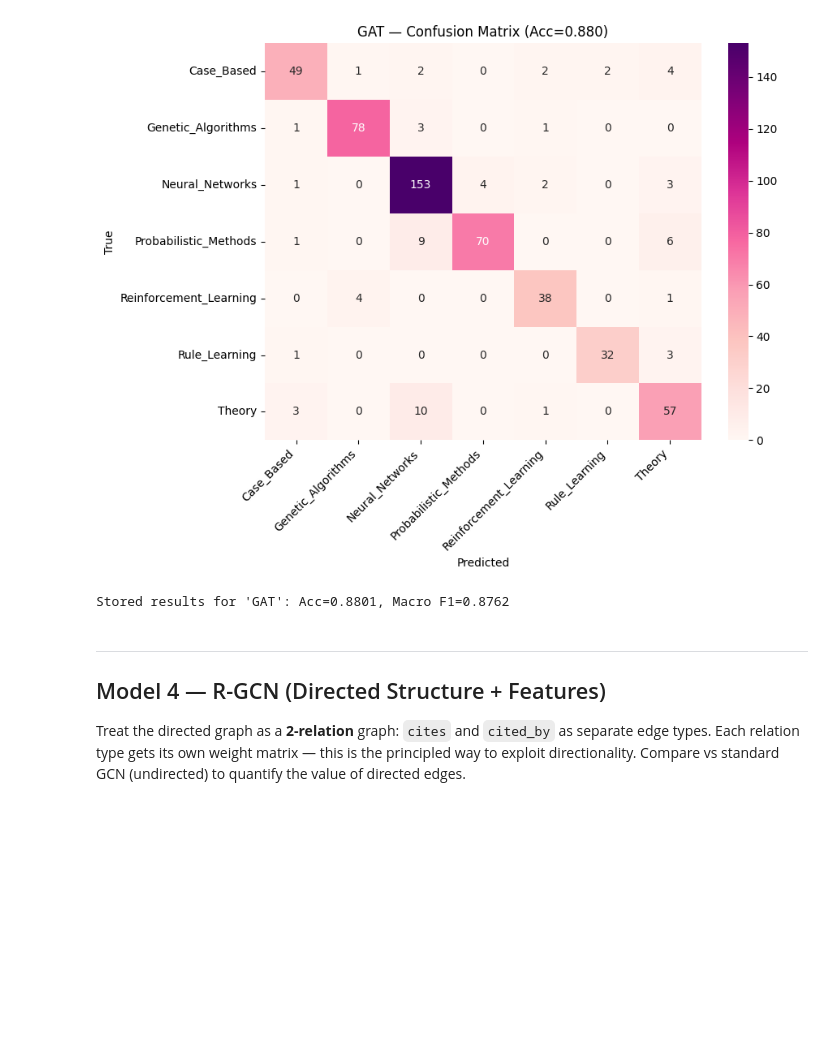
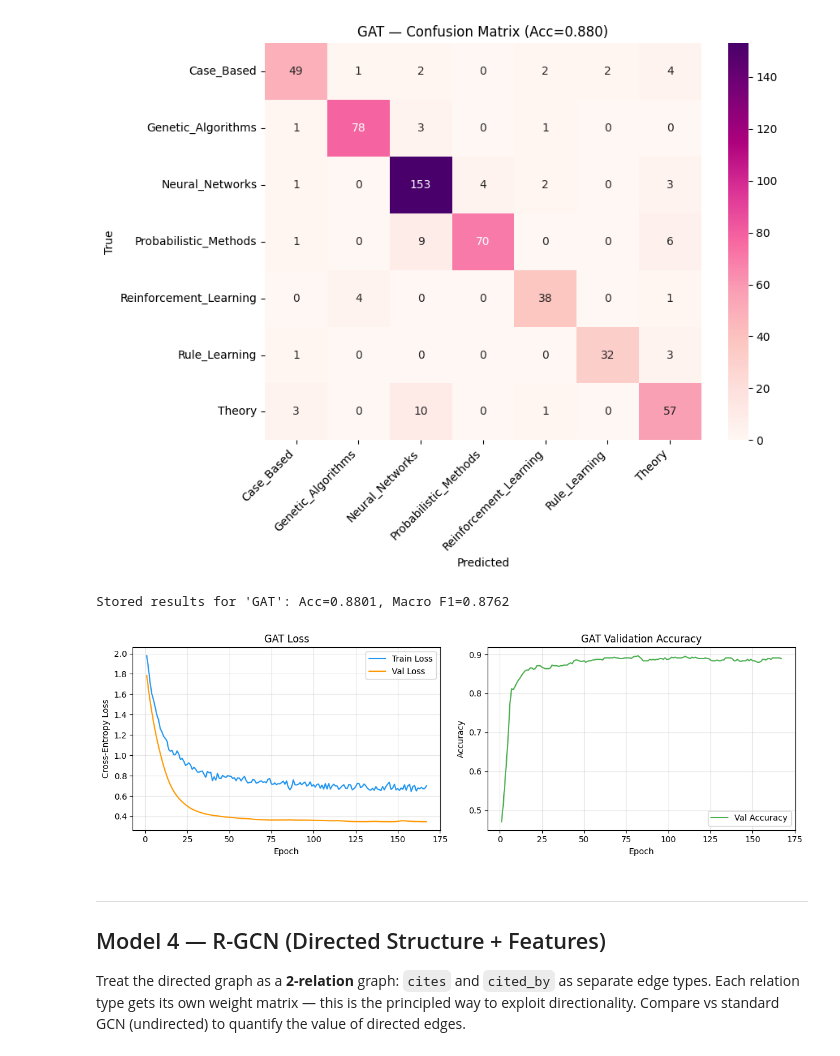
Before and after one commit to hadiqaalamdar/MassiveGraph_Project1, a Jupyter notebook: Part2_GraphEmbeddings.ipynb, the cells around one changed output. Cells and saved outputs as stored; diff of their text form; code cells hidden in the pictures; blank space fills up the shorter version.

```diff
--- a/Part2_GraphEmbeddings.ipynb
+++ b/Part2_GraphEmbeddings.ipynb
@@ -1103,6 +1124,28 @@ Classification Report:
           weighted avg      0.883     0.880     0.880       542
 [figure]
 Stored results for 'GAT': Acc=0.8801, Macro F1=0.8762
+# %%
+# ==============================================================================
+# 9.3  GAT Training Curves
+# ==============================================================================
+fig, (ax1, ax2) = plt.subplots(1, 2, figsize=(12, 4))
+epochs_gat = range(1, len(hist_gat['train_losses']) + 1)
+
+ax1.plot(epochs_gat, hist_gat['train_losses'], label='Train Loss', color='#2196F3')
+ax1.plot(epochs_gat, hist_gat['val_losses'], label='Val Loss', color='#FF9800')
+ax1.set_xlabel('Epoch'); ax1.set_ylabel('Cross-Entropy Loss')
+ax1.set_title('GAT Loss')
+ax1.legend(); ax1.grid(True, alpha=0.3)
+
+ax2.plot(epochs_gat, hist_gat['val_accs'], label='Val Accuracy', color='#4CAF50')
+ax2.set_xlabel('Epoch'); ax2.set_ylabel('Accuracy')
+ax2.set_title('GAT Validation Accuracy')
+ax2.legend(); ax2.grid(True, alpha=0.3)
+
+plt.tight_layout()
+plt.show()
+# %% [output]
+[figure, added]
 # %% [markdown]
 ---
 ## Model 4 — R-GCN (Directed Structure + Features)
```
Also changed, not shown: parts of 4 cells of this notebook.
